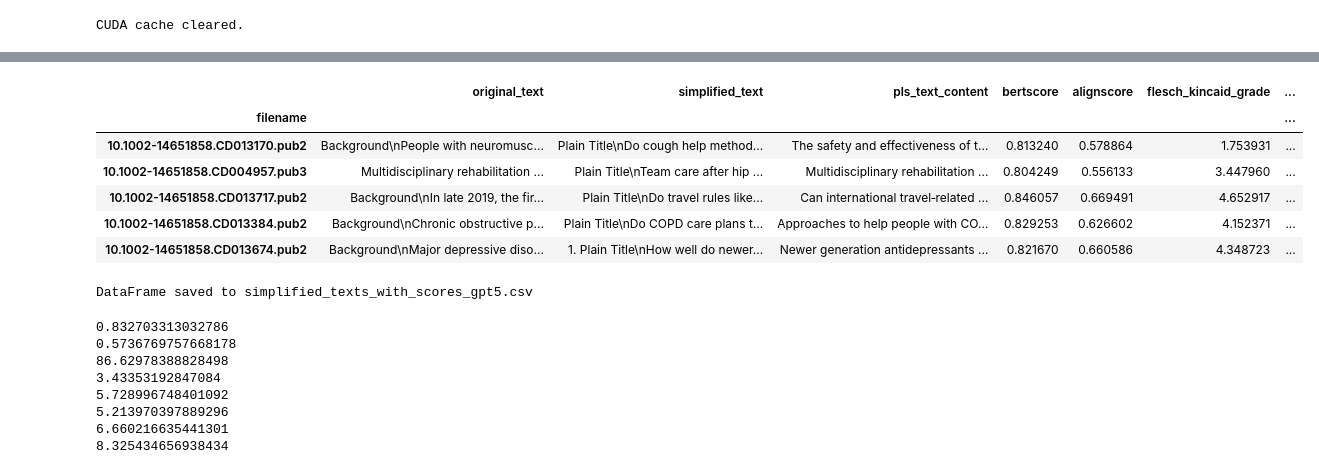
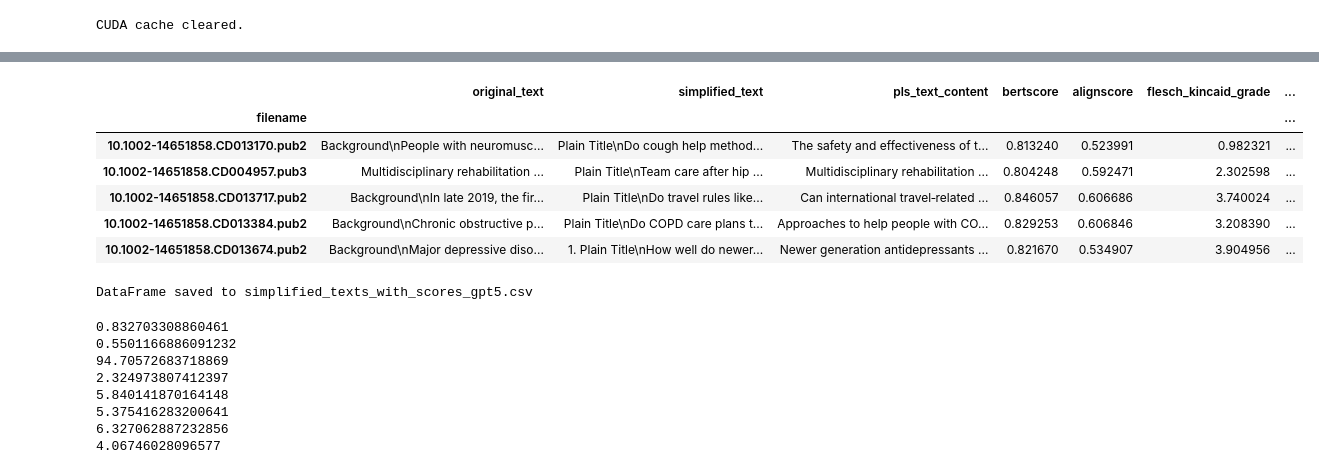
Before and after one commit to paula-perdomo/simplificar-textos-medicos, a Jupyter notebook: notebooks/gpt5report.ipynb, the cells around one changed output, grey strips where cells are left out. Saved outputs shown, nothing was run; the diff lists cells and outputs as text; code cells hidden in the pictures.

```diff
--- a/notebooks/gpt5report.ipynb
+++ b/notebooks/gpt5report.ipynb
@@ -693,22 +711,20 @@ print("CUDA cache cleared.")
 # %% [output]
 CUDA cache cleared.
 # %%
-import textstat
-
 device_id = 'cuda' if torch.cuda.is_available() else 'cpu'
 
 alignscorer = AlignScore(model='roberta-large',
     batch_size=32,
     device=device_id,
     ckpt_path='https://huggingface.co/yzha/AlignScore/resolve/main/AlignScore-large.ckpt',
-    evaluation_mode='nli_sp',
+    evaluation_mode='bin_sp',
     verbose=False
 )
 
 align_scores = []
 
 for index, row in df.iterrows():
-    original_text = row['original_text']
+    original_text = row['pls_text_content']
     simplified_text = row['simplified_text']
     # Pass texts as lists to the score method
     align_scores.append(alignscorer.score([original_text], [simplified_text])[0])
@@ -755,4 +794,7 @@ print(sum(df['alignscore']) / len(df['alignscore']))
 # %%
+import readability
+import syntok.segmenter as segmenter
+
 
 flesch_kincaid_scores = []
 coleman_liau_scores = []
@@ -762,44 +804,51 @@ smog_index_scores = []
 dale_chall_scores = []
 
 
+
 for index, row in df.iterrows():
     simplified_text = row['simplified_text']
+    tokenized = '\n\n'.join(
+     '\n'.join(' '.join(token.value for token in sentence)
+        for sentence in paragraph)
+     for paragraph in segmenter.analyze(simplified_text))
+
+    results = readability.getmeasures(tokenized, lang='en')
 
     # Calculate Flesch-Kincaid Grade Level
-    flesch_kincaid_scores.append(textstat.flesch_kincaid_grade(simplified_text))
+    flesch_kincaid_scores.append(results['readability grades']['Kincaid'])
 
     # Calculate Coleman-Liau Index
-    coleman_liau_scores.append(textstat.coleman_liau_index(simplified_text))
+    coleman_liau_scores.append(results['readability grades']['Coleman-Liau'])
 
     # Calculate Flesch Reading Ease
-    flesch_reading_ease_scores.append(textstat.flesch_reading_ease(simplified_text))
+    flesch_reading_ease_scores.append(results['readability grades']['FleschReadingEase'])
 
     # Calculate Gunning Fog Index
-    gunning_fog_scores.append(textstat.gunning_fog(simplified_text))
+    gunning_fog_scores.append(results['readability grades']['GunningFogIndex'])
 
     # Calculate SMOG Index
-    smog_index_scores.append(textstat.smog_index(simplified_text))
+    smog_index_scores.append(results['readability grades']['SMOGIndex'])
 
     # Calculate Dale-Chall Readability Score
-    dale_chall_scores.append(textstat.dale_chall_readability_score(simplified_text))
+    dale_chall_scores.append(results['readability grades']['DaleChallIndex'])
 
 df['flesch_kincaid_grade'] = flesch_kincaid_scores
 df['coleman_liau_index'] = coleman_liau_scores
 df['flesch_reading_ease'] = flesch_reading_ease_scores
 df['gunning_fog_index'] = gunning_fog_scores
 df['smog_index'] = smog_index_scores
 df['dale_chall_score'] = dale_chall_scores
 
 
 display(df.head())
 # %% [output]
 |  | original_text | simplified_text | pls_text_content | bertscore | alignscore | flesch_kincaid_grade | ... |
 | filename |  |  |  |  |  |  | ... |
-| 10.1002-14651858.CD013170.pub2 | Background\nPeople with neuromusc... | Plain Title\nDo cough help method... | The safety and effectiveness of t... | 0.813240 | 0.578864 | 1.753931 | ... |
-| 10.1002-14651858.CD004957.pub3 | Multidisciplinary rehabilitation ... | Plain Title\nTeam care after hip ... | Multidisciplinary rehabilitation ... | 0.804249 | 0.556133 | 3.447960 | ... |
-| 10.1002-14651858.CD013717.pub2 | Background\nIn late 2019, the fir... | Plain Title\nDo travel rules like... | Can international travel‐related ... | 0.846057 | 0.669491 | 4.652917 | ... |
-| 10.1002-14651858.CD013384.pub2 | Background\nChronic obstructive p... | Plain Title\nDo COPD care plans t... | Approaches to help people with CO... | 0.829253 | 0.626602 | 4.152371 | ... |
-| 10.1002-14651858.CD013674.pub2 | Background\nMajor depressive diso... | 1. Plain Title\nHow well do newer... | Newer generation antidepressants ... | 0.821670 | 0.660586 | 4.348723 | ... |
+| 10.1002-14651858.CD013170.pub2 | Background\nPeople with neuromusc... | Plain Title\nDo cough help method... | The safety and effectiveness of t... | 0.813240 | 0.523991 | 0.982321 | ... |
+| 10.1002-14651858.CD004957.pub3 | Multidisciplinary rehabilitation ... | Plain Title\nTeam care after hip ... | Multidisciplinary rehabilitation ... | 0.804248 | 0.592471 | 2.302598 | ... |
+| 10.1002-14651858.CD013717.pub2 | Background\nIn late 2019, the fir... | Plain Title\nDo travel rules like... | Can international travel‐related ... | 0.846057 | 0.606686 | 3.740024 | ... |
+| 10.1002-14651858.CD013384.pub2 | Background\nChronic obstructive p... | Plain Title\nDo COPD care plans t... | Approaches to help people with CO... | 0.829253 | 0.606846 | 3.208390 | ... |
+| 10.1002-14651858.CD013674.pub2 | Background\nMajor depressive diso... | 1. Plain Title\nHow well do newer... | Newer generation antidepressants ... | 0.821670 | 0.534907 | 3.904956 | ... |
 # %%
 # Save the DataFrame to a CSV file
 csv_filepath = 'simplified_texts_with_scores_gpt5.csv'
@@ -818,11 +867,11 @@ print(sum(df['gunning_fog_index']) / len(df['gunning_fog_index']))
 print(sum(df['smog_index']) / len(df['smog_index']))
 print(sum(df['dale_chall_score']) / len(df['dale_chall_score']))
 # %% [output]
-0.832703313032786
-0.5736769757668178
-86.62978388828498
-3.43353192847084
-5.728996748401092
-5.213970397889296
-6.660216635441301
-8.325434656938434
+0.832703308860461
+0.5501166886091232
+94.70572683718869
+2.324973807412397
+5.840141870164148
+5.375416283200641
+6.327062887232856
+4.06746028096577
```
Also changed, not shown: parts of 12 cells of this notebook, 2 other files.
